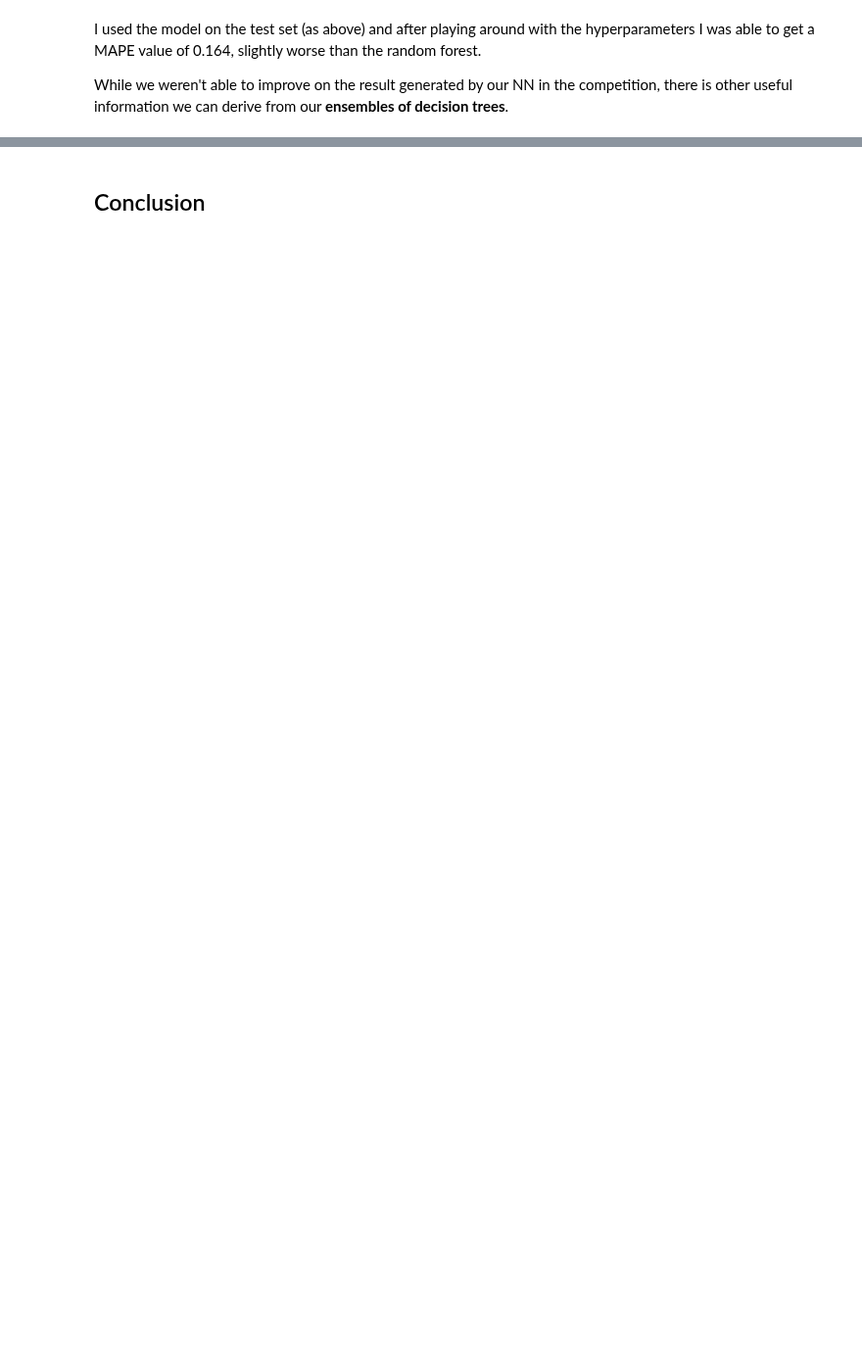
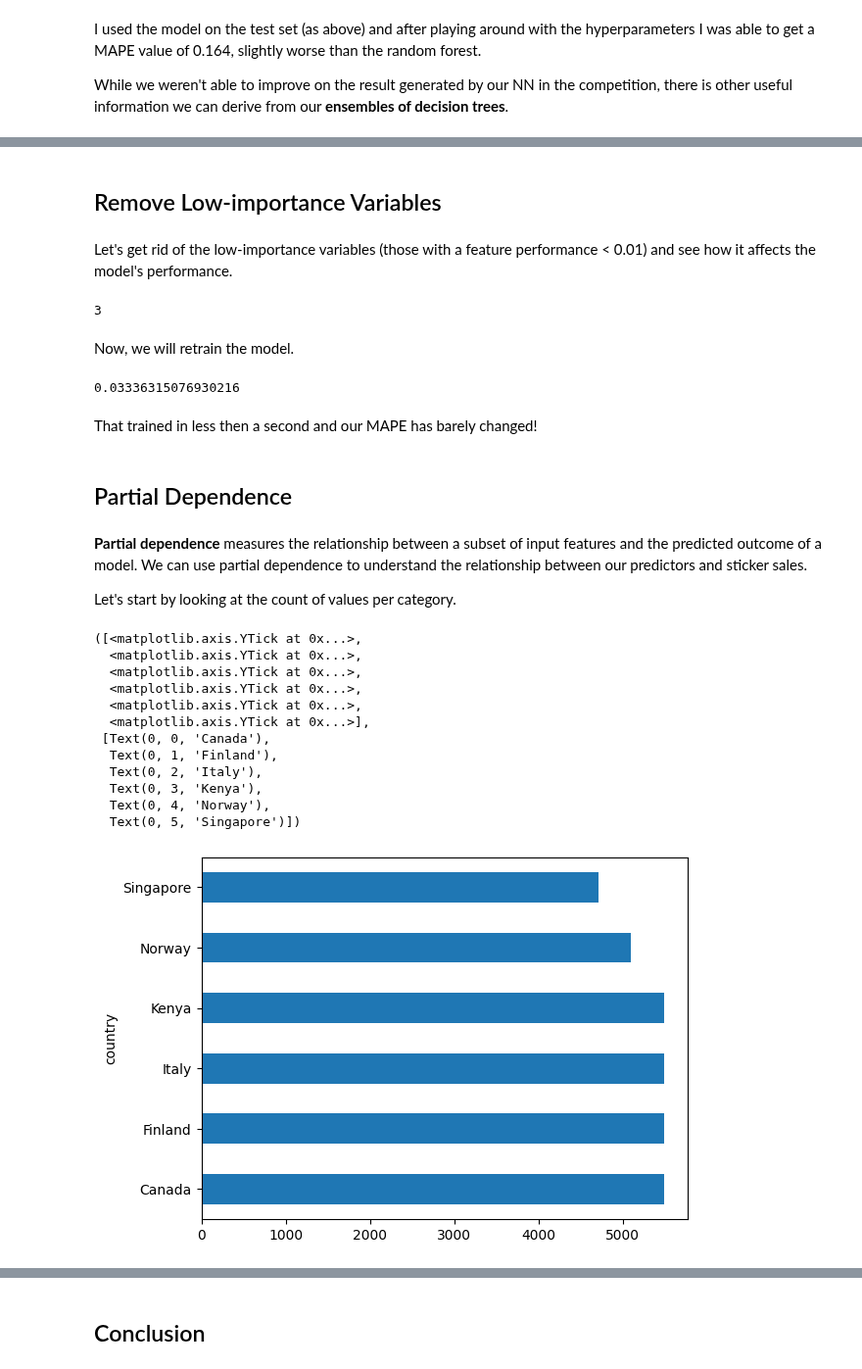
Before and after one commit to frank-895/machine_learning_journey, a Jupyter notebook: gradient_boosting_machine/gbm.ipynb, the cells around one changed output, grey strips where cells are left out. Shown at 98% size. Drawn from its saved outputs; the diff is of its cells as text; code cells hidden in the pictures; blank space fills up the shorter version.

```diff
--- a/gradient_boosting_machine/gbm.ipynb
+++ b/gradient_boosting_machine/gbm.ipynb
@@ -222,0 +307,55 @@ While we weren't able to improve on the result generated by our NN in the compet
+# %% [markdown]
+## Remove Low-importance Variables
+# %% [markdown]
+Let's get rid of the low-importance variables (those with a feature performance < 0.01) and see how it affects the model's performance.
+# %%
+to_keep = fi[fi.imp>=0.01].cols
+len(to_keep)
+# %% [output]
+3
+# %% [markdown]
+Now, we will retrain the model.
+# %%
+xs_imp = data.train.xs[to_keep]
+valid_xs_imp = data.valid.xs[to_keep]
+gbm2 = GradientBoostingRegressor(
+    n_estimators = 100,
+    learning_rate=1,
+    max_depth=20,
+    min_samples_split=2,
+    min_samples_leaf=3
+)
+
+gbm2.fit(xs_imp, data.train.y)
+
+y_pred = gbm2.predict(valid_xs_imp)
+
+mape(data.valid.y, y_pred)
+# %% [output]
+0.03336315076930216
+# %% [markdown]
+That trained in less then a second and our MAPE has barely changed!
+# %% [markdown]
+## Partial Dependence
+# %% [markdown]
+**Partial dependence** measures the relationship between a subset of input features and the predicted outcome of a model. We can use partial dependence to understand the relationship between our predictors and sticker sales.
+
+Let's start by looking at  the count of values per category.
+# %%
+p = valid_xs_imp['country'].value_counts().plot.barh()
+c = data.classes['country'][1:] # position 0 is for null values, we have none
+plt.yticks(range(len(c)), c)
+# %% [output]
+([<matplotlib.axis.YTick at 0x...>,
+  <matplotlib.axis.YTick at 0x...>,
+  <matplotlib.axis.YTick at 0x...>,
+  <matplotlib.axis.YTick at 0x...>,
+  <matplotlib.axis.YTick at 0x...>,
+  <matplotlib.axis.YTick at 0x...>],
+ [Text(0, 0, 'Canada'),
+  Text(0, 1, 'Finland'),
+  Text(0, 2, 'Italy'),
+  Text(0, 3, 'Kenya'),
+  Text(0, 4, 'Norway'),
+  Text(0, 5, 'Singapore')])
+[figure, added]
```
Also changed, not shown: parts of 46 cells of this notebook.
